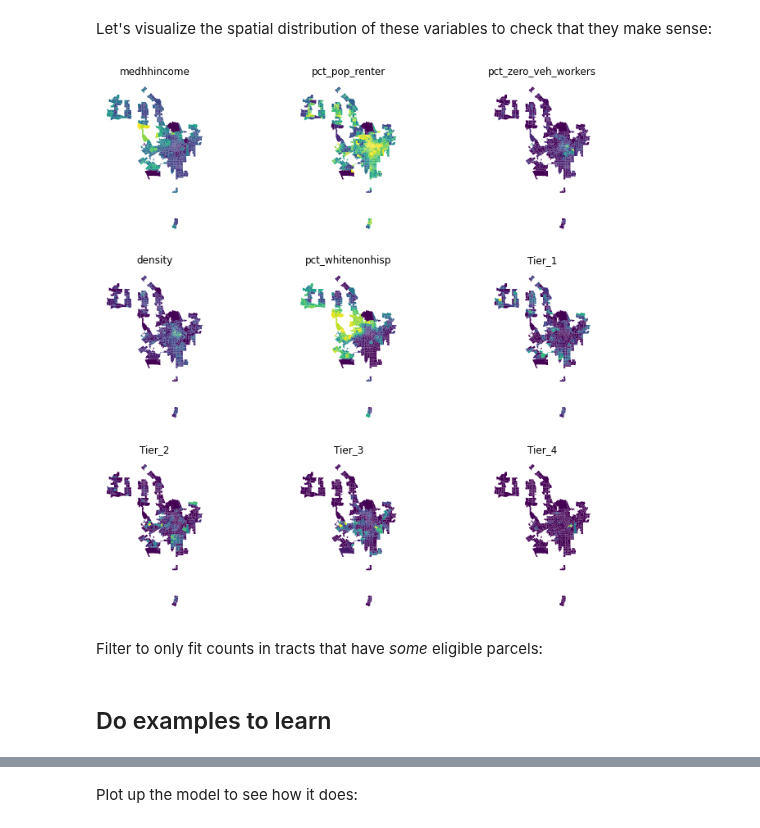
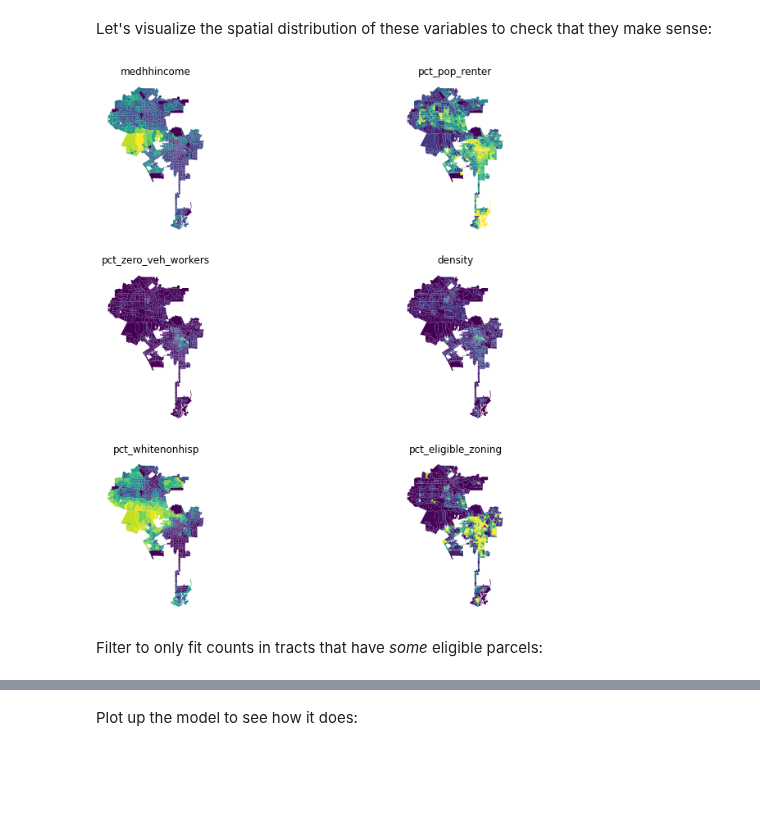
Before and after one commit to CityOfLosAngeles/planning-entitlements, a Jupyter notebook: notebooks/tc-toc-regression.ipynb, the cells around one changed output, grey strips where cells are left out. Cells and saved outputs as stored; diff of their text form; code cells hidden in the pictures; blank space fills up the shorter version.

Commit message:
Example regressions

```diff
--- a/notebooks/tc-toc-regression.ipynb
+++ b/notebooks/tc-toc-regression.ipynb
@@ -184,3 +207,22 @@ toc_pop_totals[demo_cols + ["medhhincome"]].T.style.format("{:.2n}")
+# %%
+eligible_zones = ['R2', 'R3', 'RAS3', 'R4', 'RAS4', 'R5',
+                  'RD1.5', 'RD2', 'RD3', 'RD4', 'RD5', 'RD6',
+                  'C1', 'C2', 'C4', 'C5']
+
+zoning = (cat.crosswalk_tracts_zone_class.read()
+          [["GEOID"] + eligible_zones]
+         )
+# %%
+zoning = (zoning.assign(
+              pct_eligible_zoning = zoning[eligible_zones].sum(axis=1).fillna(0)
+          ).drop(columns = eligible_zones)
+          .set_index("GEOID")
+         )
+# %%
+joined = joined.merge(zoning,
+                      how="left",
+                      left_index=True,
+                      right_index=True)
 # %% [markdown]
 ## Modeling TOC entitlements
 # %% [markdown]
@@ -193,10 +235,11 @@ variables = [
     "pct_zero_veh_workers",
     "density",
     "pct_whitenonhisp",
-    "Tier_1",
-    "Tier_2",
-    "Tier_3",
-    "Tier_4",
+    "pct_eligible_zoning"
+    #"Tier_1",
+    #"Tier_2",
+    #"Tier_3",
+    #"Tier_4",
 ]
 target = "TOC"
 # %%
@@ -204,13 +247,13 @@ to_fit = joined.dropna()[variables + [target, "geometry"]]
 # %% [markdown]
 Let's visualize the spatial distribution of these variables to check that they make sense:
 # %%
-fig, axes = plt.subplots(3, 3, figsize=(12,12))
+fig, axes = plt.subplots(3, 2, figsize=(12,12))
 for i, var in enumerate(variables):
     ax = axes.ravel()[i]
     to_fit.plot(ax=ax, column=var)
     ax.axis("off")
     ax.set_title(var)
 # %% [output]
-[figure, old version]
+[figure, new version]
 # %% [markdown]
 Filter to only fit counts in tracts that have *some* eligible parcels:
@@ -224,2 +259,0 @@ to_fit = to_fit[
-# %% [markdown]
-## Do examples to learn
```
Also changed, not shown: parts of 46 cells of this notebook, 1 other file.
